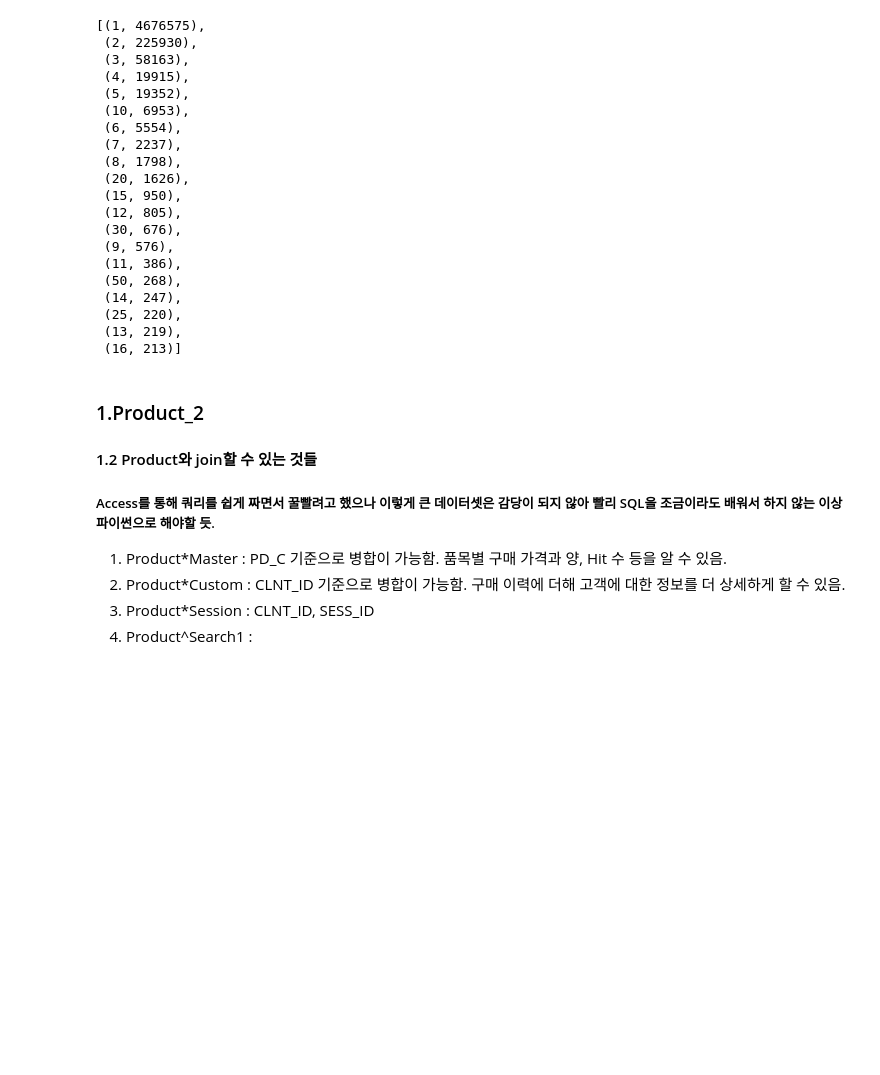
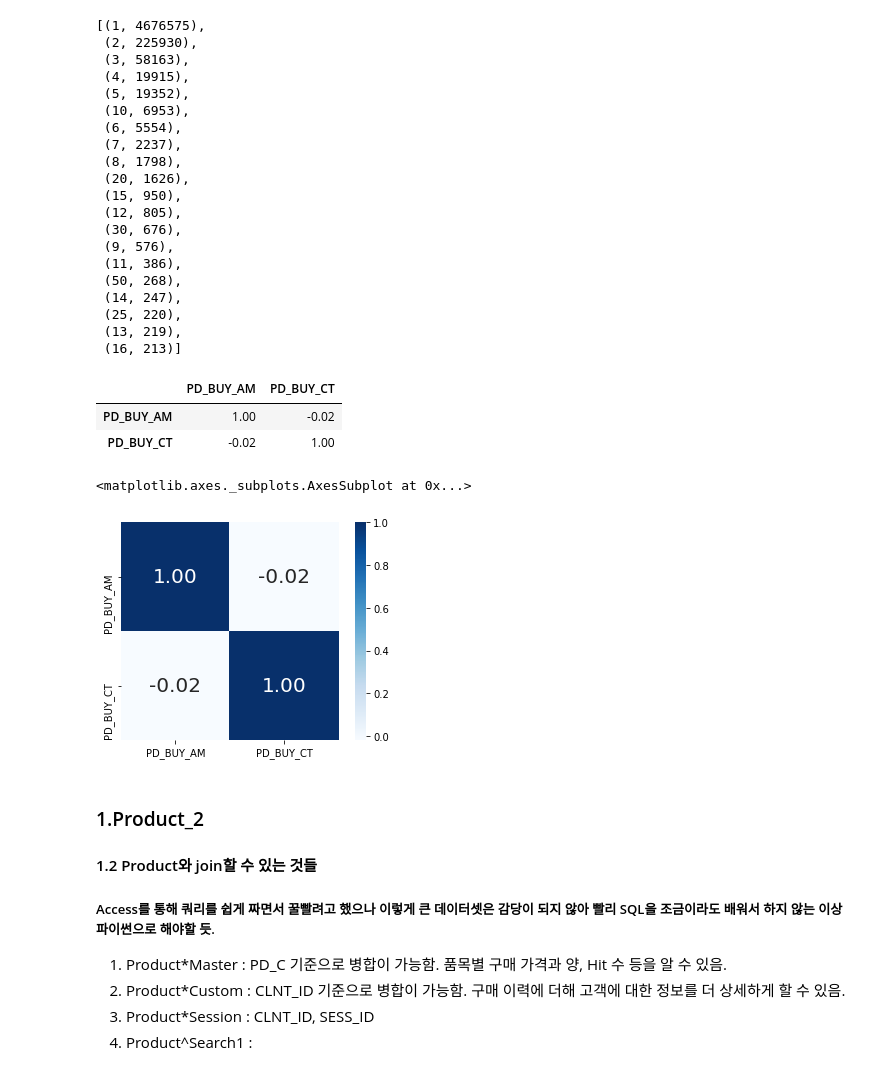
Before and after one commit to chldnjstjr/Lpoint, a Jupyter notebook: 1st_EDA.ipynb, the cells around one changed output. Saved outputs shown, nothing was run; the diff lists cells and outputs as text; code cells hidden in the pictures; blank space fills up the shorter version.

```diff
--- a/1st_EDA.ipynb
+++ b/1st_EDA.ipynb
@@ -192,3 +192,18 @@ cnt_PBC.most_common(20)
  (25, 220),
  (13, 219),
  (16, 213)]
+# %%
+#Product_각 상품 가격과 구매량 간의 상관관계
+prdcorr=prd[['PD_BUY_AM', "PD_BUY_CT"]].corr(method='pearson')
+prdcorr
+
+df_heatmap = sns.heatmap(prdcorr, cbar = True, annot = True, annot_kws={'size' : 20}, fmt = '.2f', square = True, cmap = 'Blues')
+df_heatmap #굳이 그려봤음.
+
+#전체 상품과 구매량 간의 상관관계는 음의 방향으로 크지 않다. 가격이 높을수록 구매수량이 줄어들게 분명하고 1000원 미만의 상품들을 대량구매한 경우도 얼핏 보였기 때문에 음의 상관관계가 클 것으로 예상했으나, 전혀 아니었다.
+# %% [output]
+|  | PD_BUY_AM | PD_BUY_CT |
+| PD_BUY_AM | 1.00 | -0.02 |
+| PD_BUY_CT | -0.02 | 1.00 |
+<matplotlib.axes._subplots.AxesSubplot at 0x...>
+[figure, added]
```
Also changed, not shown: parts of 5 cells of this notebook.
